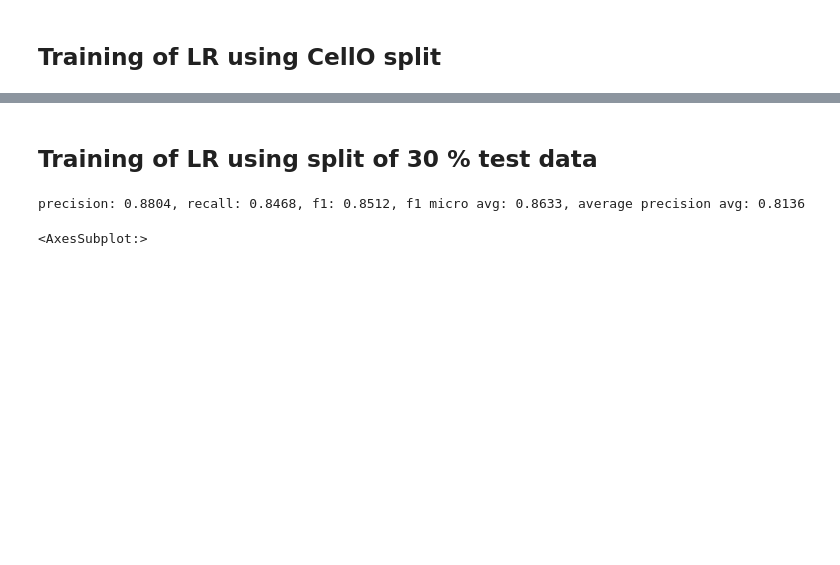
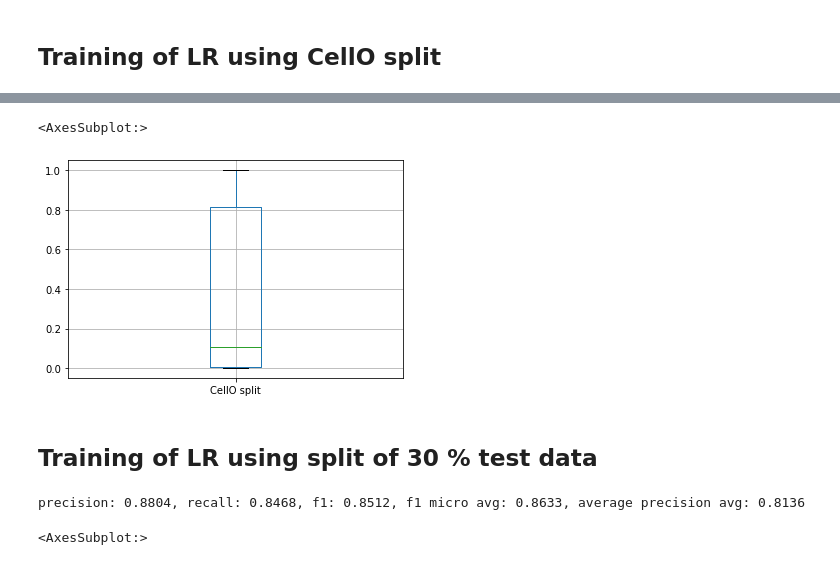
Before and after one commit to Bishop-Laboratory/autoPLIER-analysis, a Jupyter notebook: analysis/EDA_Julian/comparison Cello_split normal split.ipynb, the cells around one changed output, grey strips where cells are left out. Drawn from its saved outputs; the diff is of its cells as text; code cells hidden in the pictures; blank space fills up the shorter version.

```diff
--- a/analysis/EDA_Julian/comparison Cello_split normal split.ipynb
+++ b/analysis/EDA_Julian/comparison Cello_split normal split.ipynb
@@ -42,6 +49,6 @@ with open(split_dir / 'pre_training_bulk_experiments.json', 'r') as f:
 # %%
 # Load full CellO data
 # %%
-cello_data = pd.read_csv("plierInput.mat.csv").T
+cello_data = pd.read_csv("bulk_log_tpm.tsv", sep= "\t", index_col=0).T
 cello_data.head
 # %% [output]
@@ -99,3 +102,7 @@ type2samples = {
 types_sizes = samples_dummies.sum() # no of times a celltype occours in the dataset
+# %%
+target = samples_dummies["B cell"]
+
+target_train = target[target.index.isin(train_egs)]
 # %%
 # create target list for given cell type with 1 being that cell type and 0 being any other cell type
@@ -136,9 +141,22 @@ from tqdm.auto import tqdm
 types_with_data = types_sizes.index.values # all celltypes that occour in the data
 all_types = samples_dummies.columns # get list of celltypes
 # %%
+from datetime import datetime
+import os
+
+
+
+
 def LR_classify(solver,penalty):
 
-    warnings.filterwarnings('ignore') #gets rid of sklearn convergence warning
+    #warnings.filterwarnings('ignore') #gets rid of sklearn convergence warning
+    now = datetime.now()
+
+    date_time = now.strftime("%m-%d-%Y-%H-%M-%S")
+    outputdir = "output"
+    path = os.path.join(outputdir, date_time)
+    os.mkdir(path)
+
 
     successful_celltypes = []
     unsuccessful_celltypes = []
@@ -149,12 +167,13 @@ def LR_classify(solver,penalty):
     aps = []
     for cell_type in tqdm(all_types):
         train_target, train_test, train_data, test_data = set_target(
-            cell_type, type2samples, train_Y_df, test_Y_df
+            cell_type, samples_dummies, train_Y_df, test_Y_df
         )
 
         if(1 in train_target and 1 in train_test and 0 in train_target and 0 in train_test):
             # lasso penalty
-            clf = LogisticRegression(solver = solver,penalty = penalty,random_state=111 )
+            clf = LogisticRegression(solver = solver,penalty = penalty,
+                random_state=111,C= 0.0006,tol=1e-9,intercept_scaling= 1000.0, max_iter = 1000 )
 
             clf.fit(train_data, train_target)
             target_pred = clf.predict(test_data)
@@ -164,7 +183,12 @@ def LR_classify(solver,penalty):
             aps += [average_precision_score(train_test, target_pred)]
             fscores += [fscore(test_precision[-1], test_recall[-1])]
             successful_celltypes += [cell_type]
-
+            disp = plot_precision_recall_curve(clf, test_data, train_test)
+            disp.ax_.set_title('2-class Precision-Recall curve: '
+                   'AP={0:0.2f}'.format(test_pr))
+            savename = cell_type.replace("/","")
+            print(savename)
+            plt.savefig(path+"/"+savename+".png")
 
         else:
             unsuccessful_celltypes += [cell_type]
@@ -182,3 +223,3 @@ def LR_classify(solver,penalty):
 # %%
-report = LR_classify("liblinear","l1")
+report = LR_classify("liblinear","l2")
 # %% [output]
@@ -186,3 +247,9 @@ precision: 0.6261, recall: 0.5168, f1: 0.5402, f1 micro avg: 0.5662, average pre
+# %%
+reportdf = pd.DataFrame(report, columns = ["CellO split"])
+reportdf.boxplot()
+# %% [output]
+<AxesSubplot:>
+[figure, added]
 # %% [markdown]
 ## Training of LR using split of 30 % test data
 # %%
```
Also changed, not shown: parts of 10 cells of this notebook.
